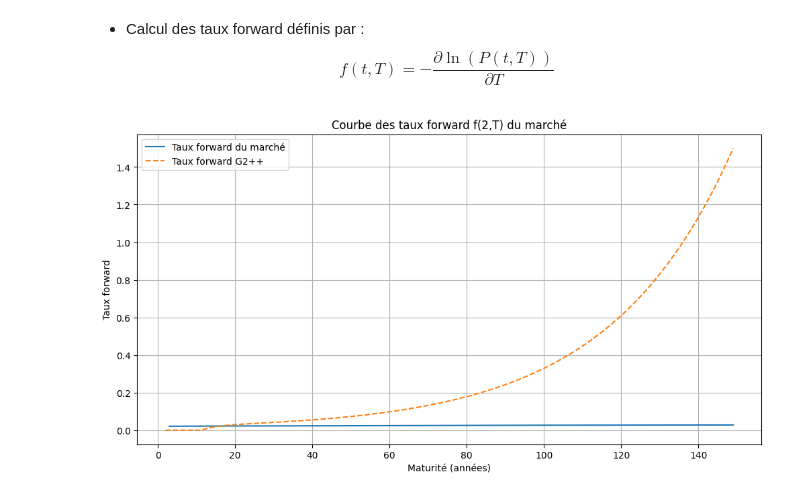
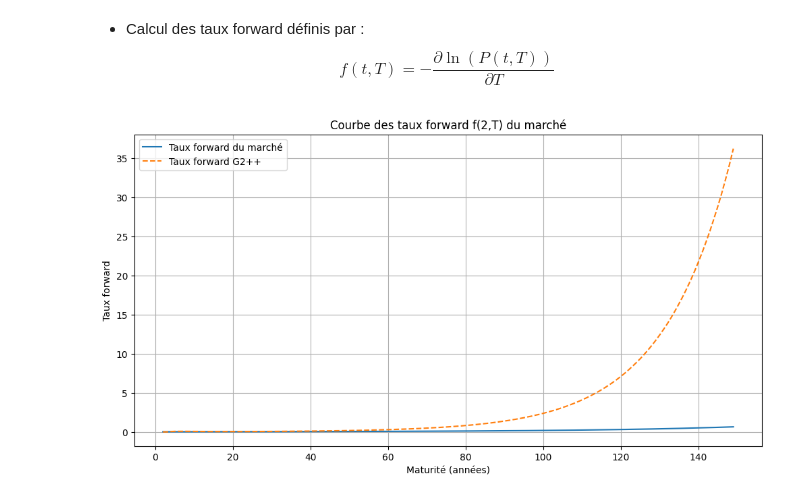
Before and after one commit to massine-djn/StatApp_GSE, a Jupyter notebook: notebook_copy.ipynb, the cells around one changed output. Drawn from its saved outputs; the diff is of its cells as text; code cells hidden in the pictures.

Commit message:
modif du forward_marche utilisé

```diff
--- a/notebook_copy.ipynb
+++ b/notebook_copy.ipynb
@@ -422,12 +422,8 @@ $$
 f(t,T) = -\frac{\partial \ln(P(t,T))}{\partial T}
 $$
 # %%
-def forward_rate_marche(t,T):
-    fwr_m = (-np.log(prices_zero_coupon_marche[T])+np.log(prices_zero_coupon_marche[t]))/(T-t)
-    return fwr_m
-
 # Calcul des taux forward du marché f(2,T)
-forward_rates_marche = {T : forward_rate_marche(2, T) for T in range(2, 150)}
+forward_rates_marche = {T : compute_forward_rate(2, T) for T in range(2, 150)}
 
 
 # Dérivée partielle de Vx par rapport à T
@@ -440,7 +436,7 @@ def dvar_y_dT(t,T, b, eta):
 
 # Dérivée partielle de Vxy par rapport à T
 def dcov_xy_dT(t,T, a, b, sigma, eta, rho):
-    return (2 * sigma * eta * rho / (a * b )) * (1 + np.exp(- a * (T-t))) + np.exp(- b * (T-t)) + np.exp(-(a + b) * (T-t))
+    return (2 * sigma * eta * rho / (a * b )) * (1 - np.exp(- a * (T-t))) - np.exp(- b * (T-t)) + np.exp(-(a + b) * (T-t))
 
 
 
@@ -460,34 +456,34 @@ def dA_dT(T, t, a, b, sigma, eta, rho):
     dVxy_dT_0= dcov_xy_dT(0,T, a, b, sigma, eta, rho)
     dV_0_T = dVx_dT_0 + dVy_dT_0 + dVxy_dT_0
 
-    return - forward_rate_marche(0,T) + 0.5 * (dV_t_T - dV_0_T)
+    return  0.5 * (dV_t_T - dV_0_T) - compute_forward_rate(0,T)
 
 # Fonction de taux forward f(t,T) sous G2++
 def forward_rate_G2pp(t, T, a, b, sigma, eta, rho, x,y):
     if t == 0 :
-        f_0_T = forward_rate_marche(0,T)
+        f_0_T = compute_forward_rate(0,T)
         return f_0_T
     dA = dA_dT(T, t, a, b, sigma, eta, rho)
     dB_a = dB_dT(T, t, a)
     dB_b = dB_dT(T, t, b)
     rate = -( dA / A(t, T, a, b, sigma, eta, rho) ) + dB_a * x[t] + dB_b * y[t]
     return max(rate,0.000001)
 
 
 # Calcul des taux forward du marché f(2,T)
 forward_rates_G2pp = {T : forward_rate_G2pp(2, T, a, b, sigma, eta, rho, x_mean, y_mean) for T in range(2, 150)}
 
 
 
 # Affichage des résultats
 plt.figure(figsize=(12, 6))
 plt.plot(forward_rates_marche.keys(), forward_rates_marche.values(), label='Taux forward du marché')
 plt.plot(forward_rates_G2pp.keys(), forward_rates_G2pp.values(), label='Taux forward G2++', linestyle='--')
 plt.xlabel('Maturité (années)')
 plt.ylabel('Taux forward')
 plt.legend()
 plt.title('Courbe des taux forward f(2,T) du marché')
 plt.grid()
 plt.show()
 # %% [output]
-[figure, old version]
+[figure, new version]
```
Also changed, not shown: parts of 1 cell of this notebook.
